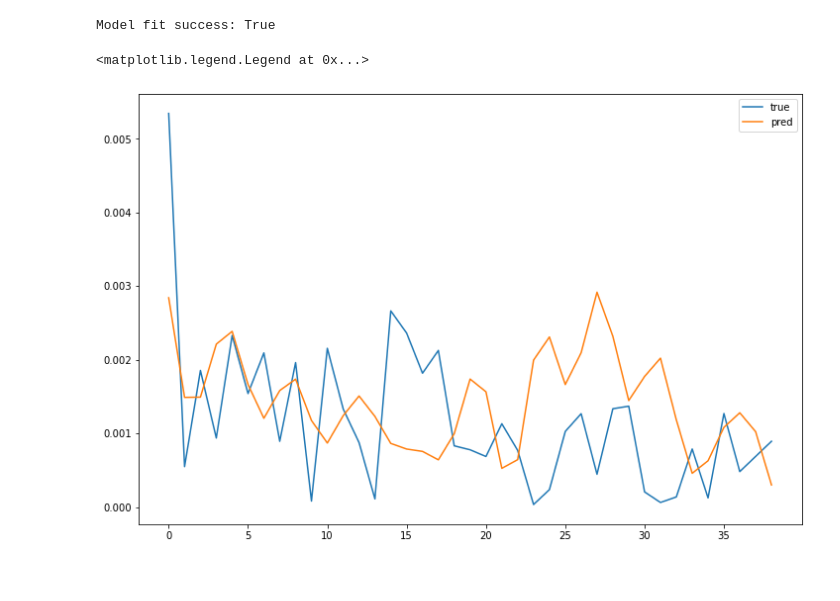
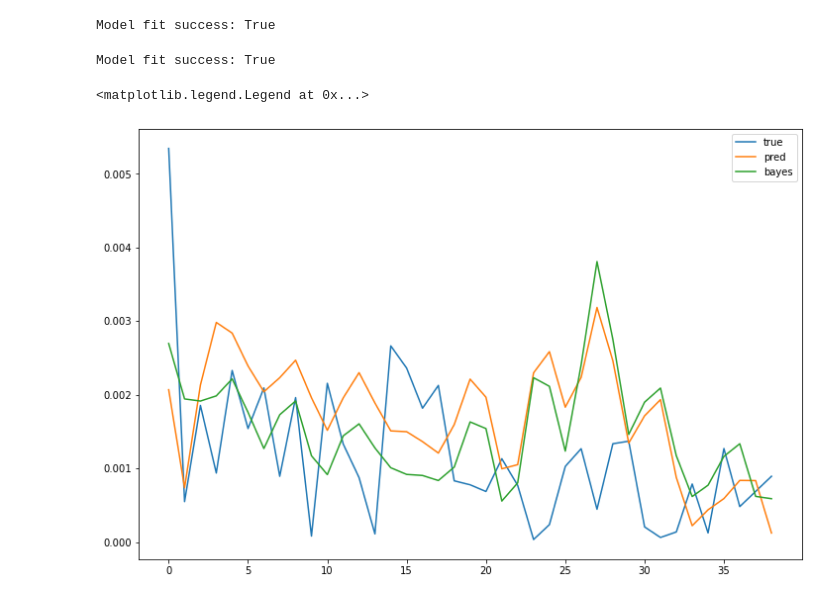
Before and after one commit to matthew-lim/Vanguard-Volatility-Project, a Jupyter notebook: Module/Integrated_model.ipynb, the cells around one changed output. Saved outputs shown, nothing was run; the diff lists cells and outputs as text; code cells hidden in the pictures.

Commit message:
adding bayesian update for fourier regressor

```diff
--- a/Module/Integrated_model.ipynb
+++ b/Module/Integrated_model.ipynb
@@ -36,19 +36,25 @@ dayVol_train = dayVol["Vol"][-10:]
 vol_train = full_data[-10*39:].Vol
 vol_train = vol_train.values.reshape(39, 10)
 # %%
-fourier_model = flexible_fourier_regression(N=39, di=[], J=5, P=12)
-res = fourier_model.train(vol_train, dayVol_train, tol=1e-7)
+fourier_model = FFR(N=39, di=[], J=5, P=12)
+res = fourier_model.train(vol_train, dayVol_train, tol=1e-6)
 print("Model fit success: {}".format(res.success))
 # %% [output]
 Model fit success: True
+# %%
+vol_true, dayVol_true = get_stock_data(stock_RIC, aggre_min=10, start_time="2021-07-31", end_time="2021-08-03")
+bayes_dayVol = fourier_model.vol_update(vol_true.Vol.values[0:20], dayVol_lvl, tol=1e-7)
+# %% [output]
+Model fit success: True
 # %%
 result = fourier_model.predict(dayVol_lvl)
-vol_true, dayVol_true = get_stock_data(stock_RIC, aggre_min=10, start_time="2021-07-31", end_time="2021-08-03")
+bayes_result = fourier_model.predict(bayes_dayVol)
 
 fig, ax = plt.subplots(1, 1, figsize=(12, 8))
 ax.plot(vol_true.Vol, label="true")
 ax.plot(result, label="pred")
+ax.plot(bayes_result, label="bayes")
 plt.legend()
 # %% [output]
 <matplotlib.legend.Legend at 0x...>
-[figure, old version]
+[figure, new version]
```
Also changed, not shown: parts of 1 cell of this notebook, 3 other files.
